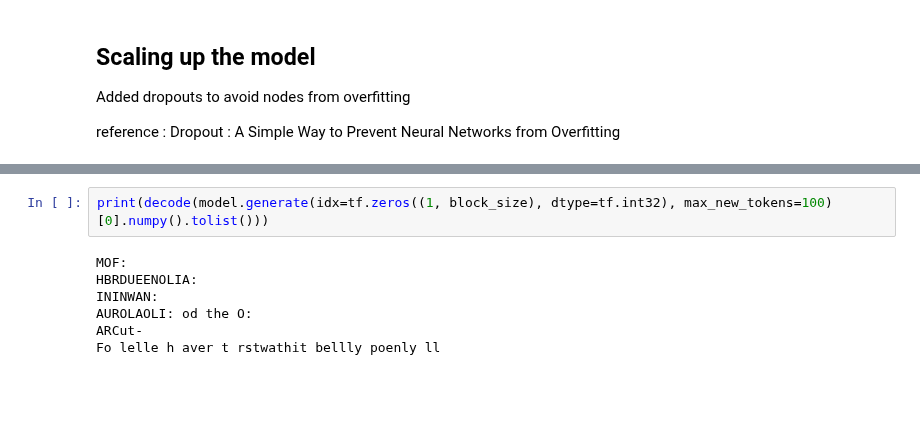
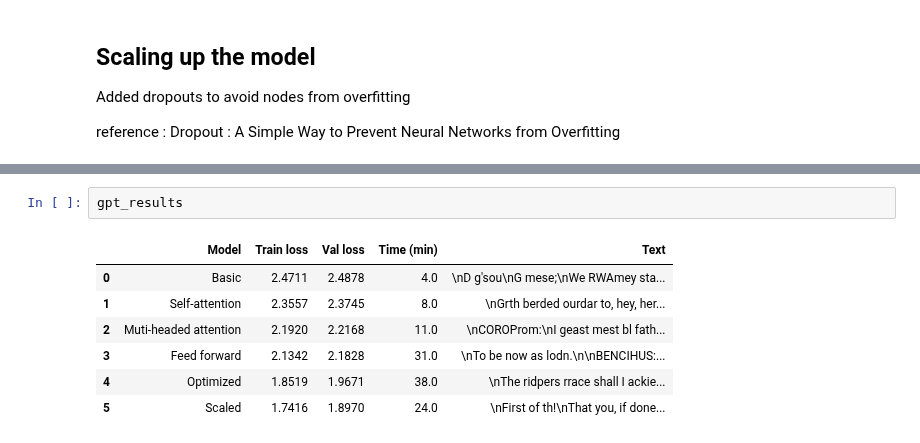
Before and after one commit to kwonowk/GPT-from-scratch, a Jupyter notebook: gpt_from_scratch.ipynb, the cells around one changed output, grey strips where cells are left out. Saved outputs shown, nothing was run; the diff lists cells and outputs as text; blank space fills up the shorter version.

Commit message:
Results are in

```diff
--- a/gpt_from_scratch.ipynb
+++ b/gpt_from_scratch.ipynb
@@ -1380,9 +1177,10 @@ TypeError: estimate_loss() missing 1 required positional argument: 'model'
-# %%
-print(decode(model.generate(idx=tf.zeros((1, block_size), dtype=tf.int32), max_new_tokens=100)[0].numpy().tolist()))
-# %% [output]
-MOF:
-HBRDUEENOLIA:
-ININWAN:
-AUROLAOLI: od the O:
-ARCut-
-Fo lelle h aver t rstwathit bellly poenly ll
+# %%
+gpt_results
+# %% [output]
+|  | Model | Train loss | Val loss | Time (min) | Text |
+| 0 | Basic | 2.4711 | 2.4878 | 4.0 | \nD g'sou\nG mese;\nWe RWAmey sta... |
+| 1 | Self-attention | 2.3557 | 2.3745 | 8.0 | \nGrth berded ourdar to, hey, her... |
+| 2 | Muti-headed attention | 2.1920 | 2.2168 | 11.0 | \nCOROProm:\nI geast mest bl fath... |
+| 3 | Feed forward | 2.1342 | 2.1828 | 31.0 | \nTo be now as lodn.\n\nBENCIHUS:... |
+| 4 | Optimized | 1.8519 | 1.9671 | 38.0 | \nThe ridpers rrace shall I ackie... |
+| 5 | Scaled | 1.7416 | 1.8970 | 24.0 | \nFirst of th!\nThat you, if done... |
```
Also changed, not shown: parts of 21 cells of this notebook.
